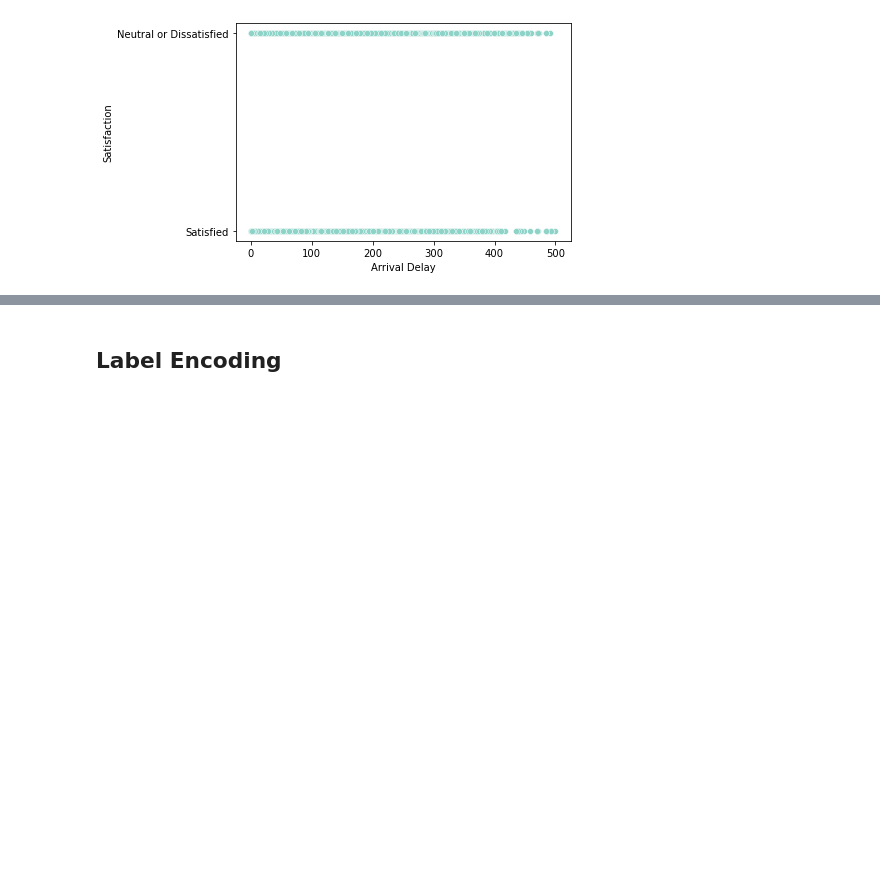
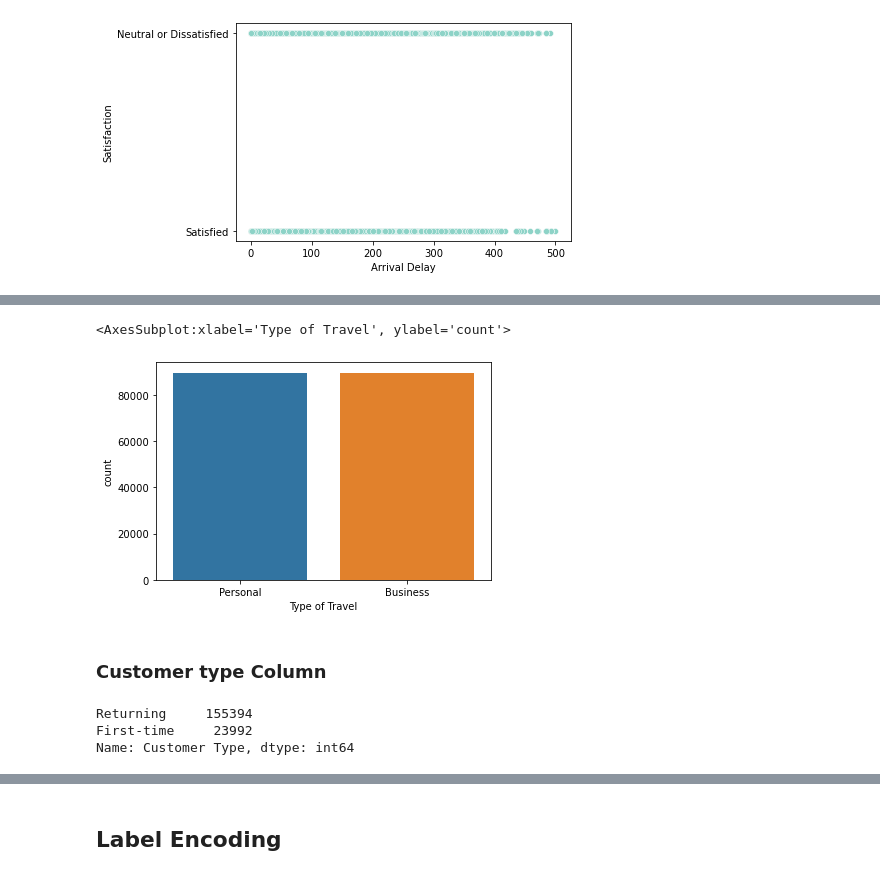
Before and after one commit to miraehab/Airline-Passenger-Satisfaction, a Jupyter notebook: notebook.ipynb, the cells around one changed output, grey strips where cells are left out. Drawn from its saved outputs; the diff is of its cells as text; code cells hidden in the pictures; blank space fills up the shorter version.

```diff
--- a/notebook.ipynb
+++ b/notebook.ipynb
@@ -284,0 +328,25 @@ plt.show()
+# %%
+from sklearn.utils import resample
+#create two different dataframe of majority and minority class
+df_majority = data[(data['Type of Travel']=="Business")]
+df_minority = data[(data['Type of Travel']=="Personal")]
+# upsample minority class
+df_minority_upsampled = resample(df_minority,
+                                 replace=True,    # sample with replacement
+                                 n_samples= 89693, # to match majority class
+                                 random_state=42)  # reproducible results
+# Combine majority class with upsampled minority class
+data = pd.concat([df_minority_upsampled, df_majority])
+# %%
+sns.countplot(data['Type of Travel'])
+# %% [output]
+<AxesSubplot:xlabel='Type of Travel', ylabel='count'>
+[figure, added]
+# %% [markdown]
+<h3>Customer type Column</h3>
+# %%
+data['Customer Type'].value_counts()
+# %% [output]
+Returning     155394
+First-time     23992
+Name: Customer Type, dtype: int64
```
Also changed, not shown: parts of 13 cells of this notebook.
